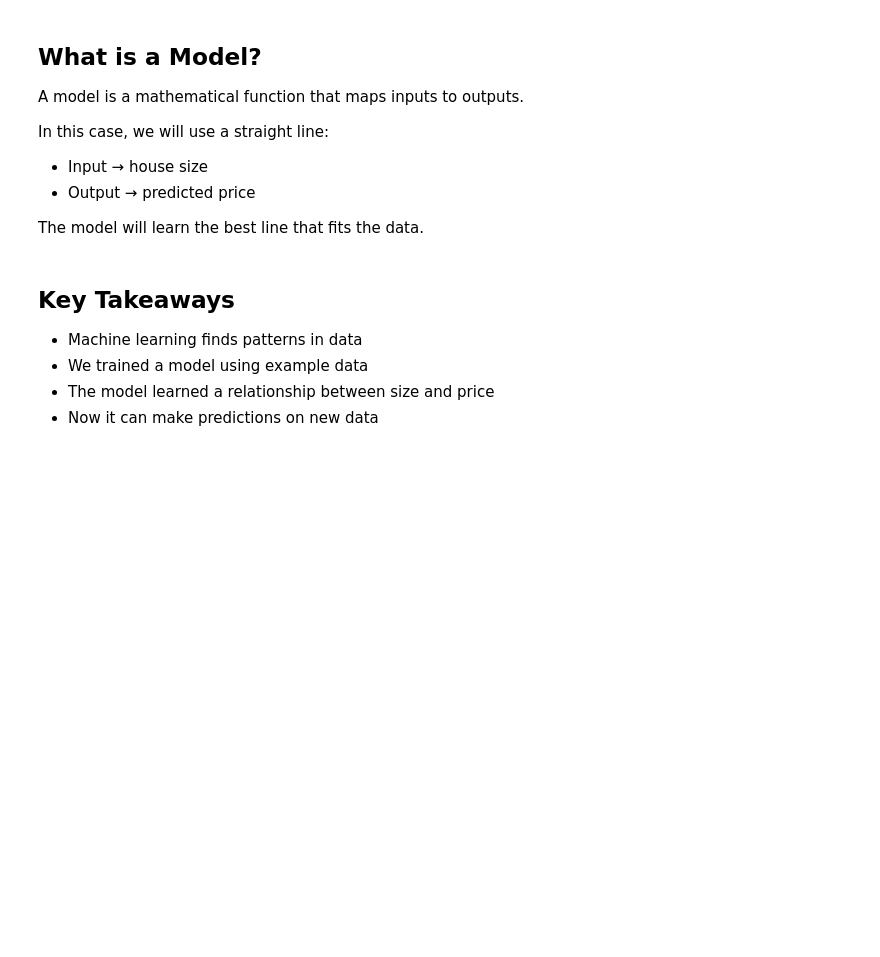
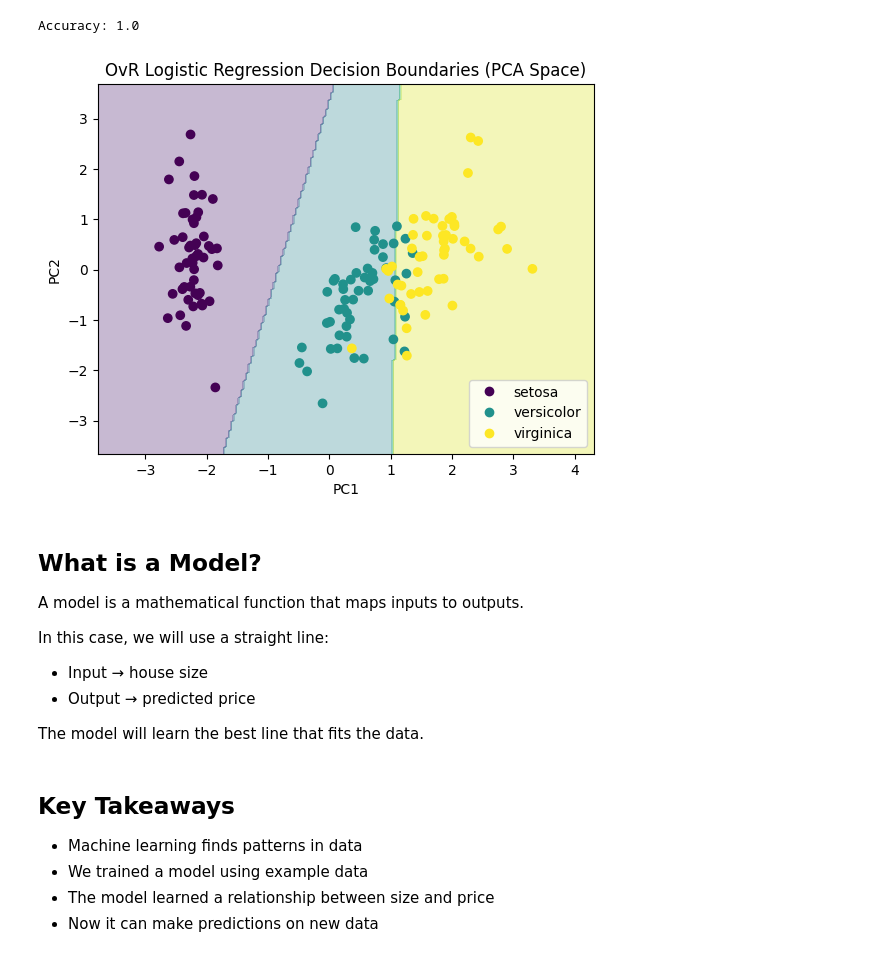
Before and after one commit to Hunter174/GentleIntroToML, a Jupyter notebook: Workshop.ipynb, the cells around one changed output. Cells and saved outputs as stored; diff of their text form; code cells hidden in the pictures; blank space fills up the shorter version.

```diff
--- a/Workshop.ipynb
+++ b/Workshop.ipynb
@@ -93,3 +166,67 @@ def plot_pca(X, y=None):
+# %%
+# Logistic Regression (OvR - One vs Rest)
+
+from sklearn.linear_model import LogisticRegression
+
+# Initialize model
+model = LogisticRegression(max_iter=200)
+
+# Train the model
+model.fit(X_train, y_train)
+
+# Evaluate
+accuracy = model.score(X_test, y_test)
+print("Accuracy:", accuracy)
+# %% [output]
+Accuracy: 1.0
+# %%
+#@title Visualize decision boundaries (in PCA space)
+
+import numpy as np
+import matplotlib.pyplot as plt
+
+# --- Step 2: Train model on PCA data ---
+model = LogisticRegression(max_iter=200)
+model.fit(X_pca, y)
+
+# --- Step 3: Create mesh grid ---
+x_min, x_max = X_pca[:, 0].min() - 1, X_pca[:, 0].max() + 1
+y_min, y_max = X_pca[:, 1].min() - 1, X_pca[:, 1].max() + 1
+
+xx, yy = np.meshgrid(
+    np.linspace(x_min, x_max, 200),
+    np.linspace(y_min, y_max, 200)
+)
+
+# --- Step 4: Predict over grid ---
+Z = model.predict(np.c_[xx.ravel(), yy.ravel()])
+Z = Z.reshape(xx.shape)
+
+# --- Step 5: Plot ---
+plt.figure()
+
+# Decision regions
+plt.contourf(xx, yy, Z, alpha=0.3, cmap="viridis")
+
+# Original points
+scatter = plt.scatter(
+    X_pca[:, 0],
+    X_pca[:, 1],
+    c=y,
+    cmap="viridis"
+)
+
+# Legend
+handles, _ = scatter.legend_elements()
+plt.legend(handles, ["setosa", "versicolor", "virginica"])
+
+plt.xlabel("PC1")
+plt.ylabel("PC2")
+plt.title("OvR Logistic Regression Decision Boundaries (PCA Space)")
+
+plt.show()
+# %% [output]
+[figure, added]
 # %% [markdown]
 ## What is a Model?
 
```
Also changed, not shown: parts of 14 cells of this notebook.
